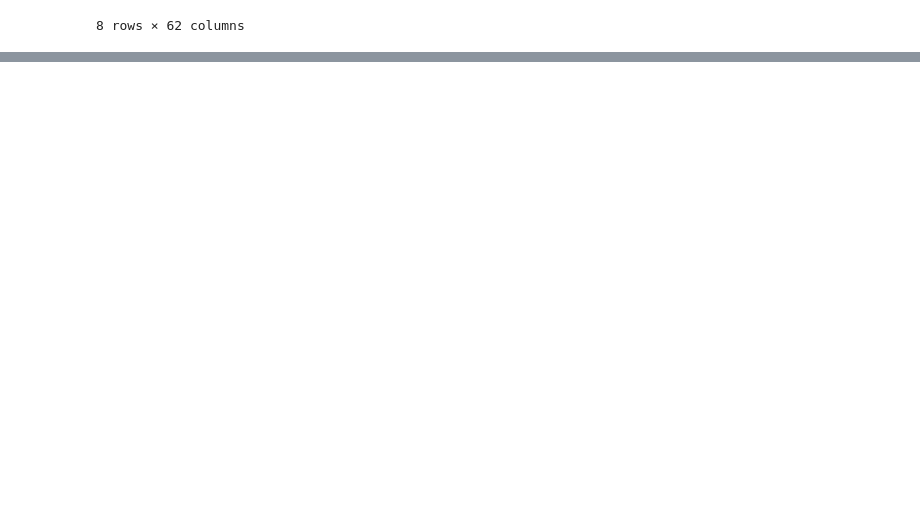
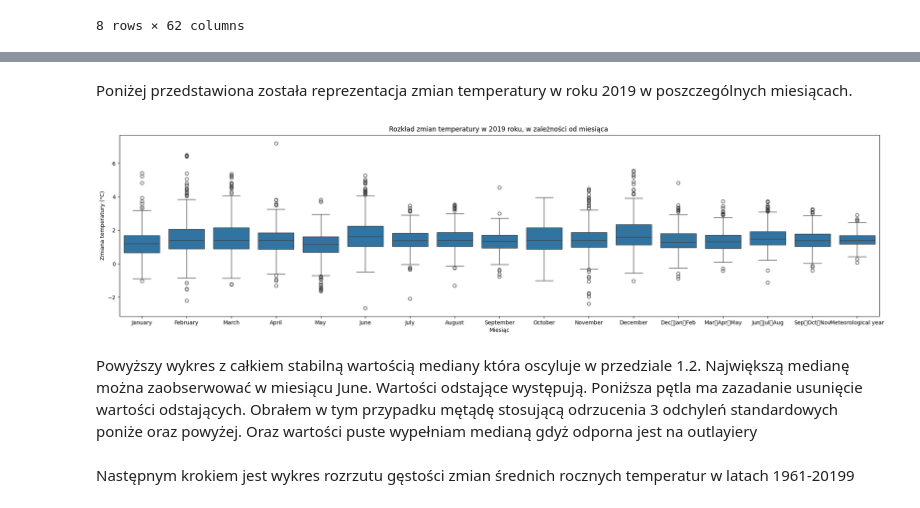
Before and after one commit to PiotrDziedzina/EDA-i-Wstepna-Analiza-Python, a Jupyter notebook: projekt.ipynb, the cells around one changed output, grey strips where cells are left out. Drawn from its saved outputs; the diff is of its cells as text; code cells hidden in the pictures; blank space fills up the shorter version.

```diff
--- a/projekt.ipynb
+++ b/projekt.ipynb
@@ -345,0 +93,3 @@ Prognozy na kolejne 5 lat: {2020: 1.4019403, 2021: 1.6328329, 2022: 1.7637724, 2
+# %%
+data = data[data['Element'] == 'Temperature change']
+data = data.drop(columns=['Area Code', 'Months Code', 'Element Code', 'Element', 'Unit'])
@@ -345,0 +116,15 @@ Prognozy na kolejne 5 lat: {2020: 1.4019403, 2021: 1.6328329, 2022: 1.7637724, 2
+# %%
+data.columns = [col[1:] if col.startswith('Y') else col for col in data.columns]
+# %% [markdown]
+Poniżej przedstawiona została reprezentacja zmian temperatury w roku 2019 w poszczególnych miesiącach.
+# %%
+plt.figure(figsize=(25, 6))
+sns.boxplot(data=data, x='Months', y='2019')
+plt.title("Rozkład zmian temperatury w 2019 roku, w zależności od miesiąca ")
+plt.xlabel("Miesiąc")
+plt.ylabel("Zmiana temperatury (°C)")
+plt.show()
+# %% [output]
+[figure, added]
+# %% [markdown]
+Powyższy wykres z całkiem stabilną wartością mediany która oscyluje w przedziale 1.2. Największą medianę można zaobserwować w miesiącu June. Wartości odstające występują. Poniższa pętla ma zazadanie usunięcie wartości odstających. Obrałem w tym przypadku mętądę stosującą odrzucenia 3 odchyleń standardowych poniże oraz powyżej. Oraz wartości puste wypełniam medianą gdyż odporna jest na outlayiery
@@ -345,0 +148,2 @@ Prognozy na kolejne 5 lat: {2020: 1.4019403, 2021: 1.6328329, 2022: 1.7637724, 2
+# %% [markdown]
+Następnym krokiem jest wykres rozrzutu gęstości zmian średnich rocznych temperatur w latach 1961-20199
```
Also changed, not shown: parts of 69 cells of this notebook.
